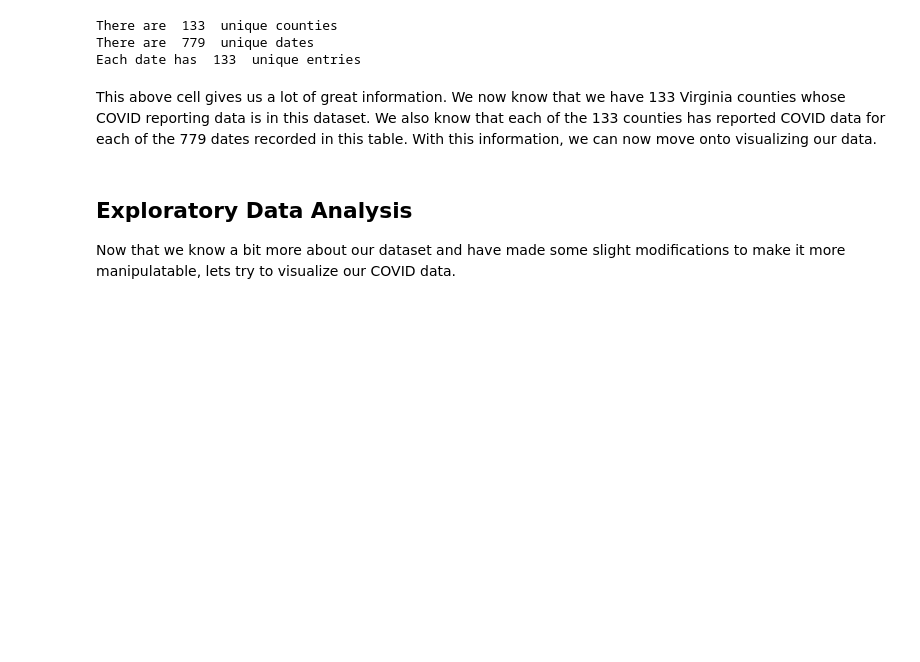
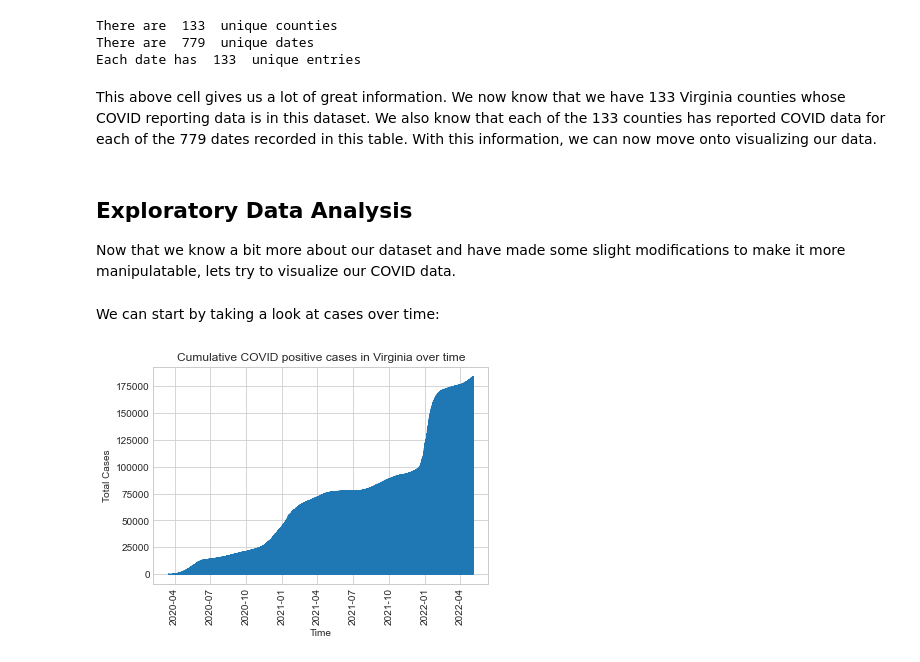
Before and after one commit to martindavid1995/Data-Science-Tutorial, a Jupyter notebook: Tutorial.ipynb, the cells around one changed output. Cells and saved outputs as stored; diff of their text form; code cells hidden in the pictures; blank space fills up the shorter version.

```diff
--- a/Tutorial.ipynb
+++ b/Tutorial.ipynb
@@ -6,10 +6,10 @@
 # %% [markdown]
 The purpose of this tutorial is to perform an analysis of COVID data across the state of Virginia.
 # %%
-import requests
 import pandas as pd
-import json
 import datetime
+import matplotlib.pyplot as plt
+plt.style.use('seaborn-whitegrid')
 # %% [markdown]
 ## Data Collection
 
@@ -114,3 +118,23 @@ This above cell gives us a lot of great information. We now know that we have 13
 ## Exploratory Data Analysis
 
 Now that we know a bit more about our dataset and have made some slight modifications to make it more manipulatable, lets try to visualize our COVID data.
+# %% [markdown]
+We can start by taking a look at cases over time:
+# %%
+# Create figure and axes
+fig = plt.figure()
+ax = plt.axes()
+
+# Plot with x axis as time and y axis as total cases
+ax.plot(covid_data["DateTime"], covid_data["Total Cases"])
+
+# Set labels and title
+plt.xlabel("Time")
+plt.ylabel("Total Cases")
+plt.title("Cumulative COVID positive cases in Virginia over time")
+
+# Rotate tickss
+plt.xticks(rotation=90)
+plt.show()
+# %% [output]
+[figure, added]
```
Also changed, not shown: parts of 7 cells of this notebook, 1 other file.
